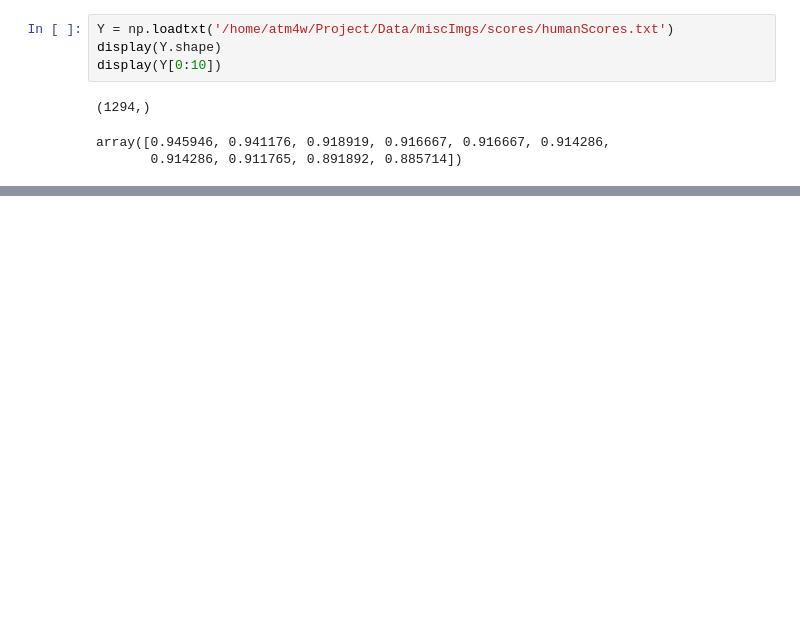
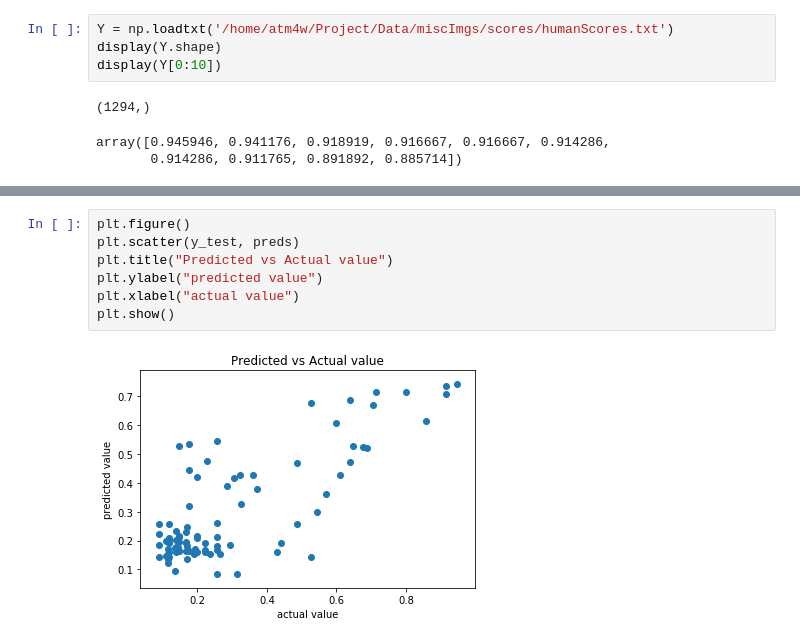
Before and after one commit to CSCI4850/S20-team2-project, a Jupyter notebook: convRegressionTest.ipynb, the cells around one changed output, grey strips where cells are left out. Drawn from its saved outputs; the diff is of its cells as text; blank space fills up the shorter version.

```diff
--- a/convRegressionTest.ipynb
+++ b/convRegressionTest.ipynb
@@ -221,0 +214,9 @@ model.evaluate(x_test, y_test)
+# %%
+plt.figure()
+plt.scatter(y_test, preds)
+plt.title("Predicted vs Actual value")
+plt.ylabel("predicted value")
+plt.xlabel("actual value")
+plt.show()
+# %% [output]
+[figure, added]
```
Also changed, not shown: parts of 27 cells of this notebook.
